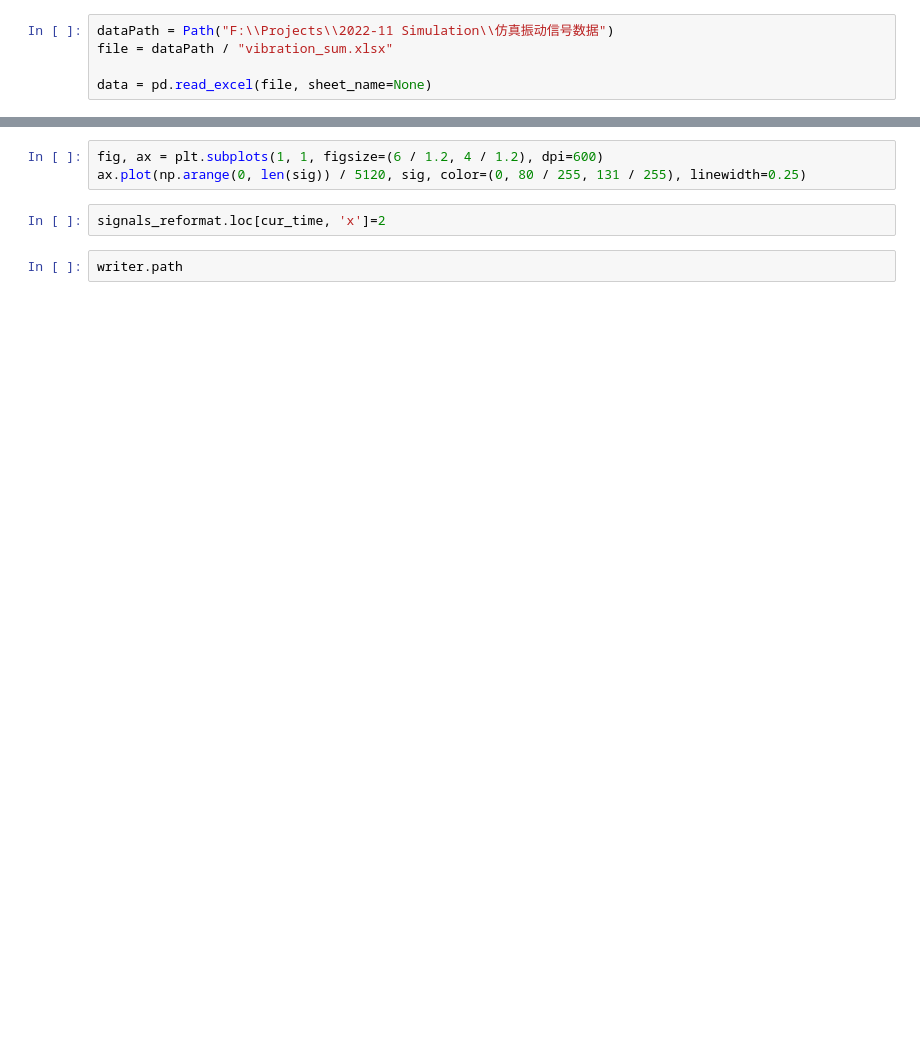
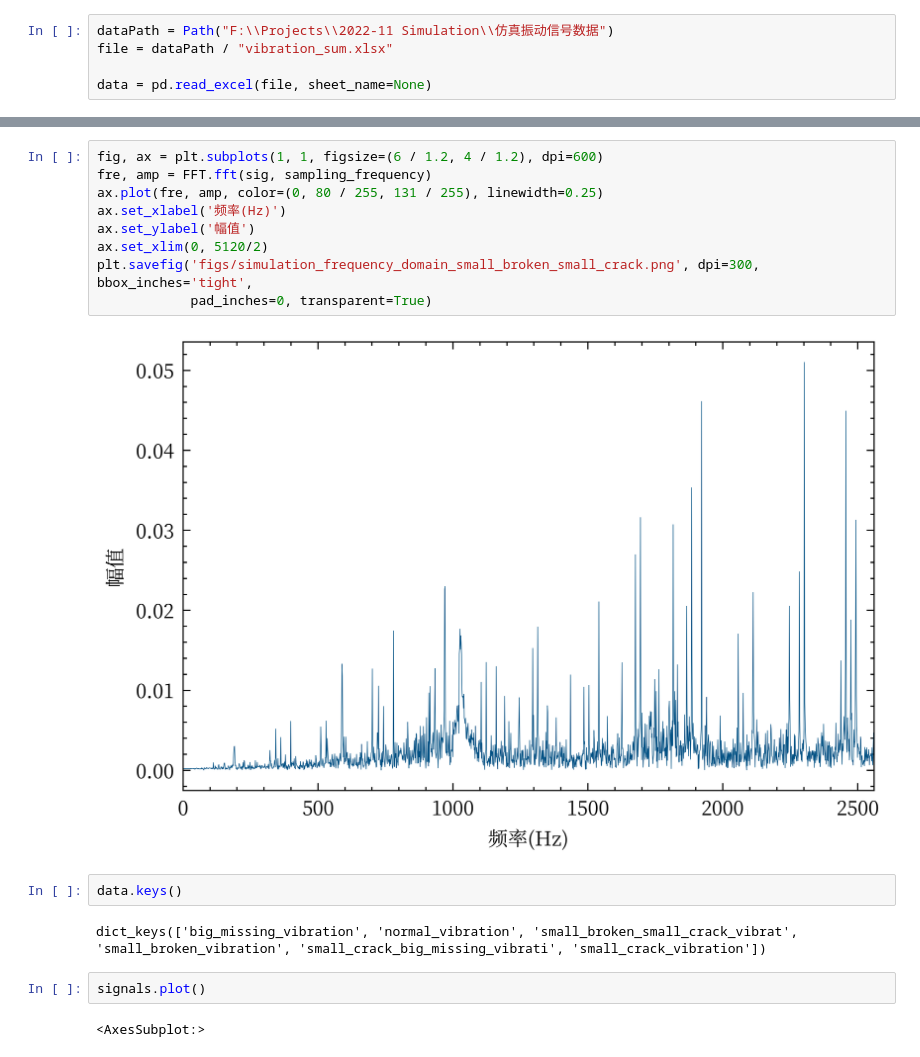
Before and after one commit to bakulaibuji/AdaClust_CompoundFaults, a Jupyter notebook: plot/simulation_analysis.ipynb, the cells around one changed output, grey strips where cells are left out. Drawn from its saved outputs; the diff is of its cells as text; blank space fills up the shorter version.

```diff
--- a/plot/simulation_analysis.ipynb
+++ b/plot/simulation_analysis.ipynb
@@ -63,7 +94,19 @@ data = pd.read_excel(file, sheet_name=None)
 # %%
 fig, ax = plt.subplots(1, 1, figsize=(6 / 1.2, 4 / 1.2), dpi=600)
-ax.plot(np.arange(0, len(sig)) / 5120, sig, color=(0, 80 / 255, 131 / 255), linewidth=0.25)
+fre, amp = FFT.fft(sig, sampling_frequency)
+ax.plot(fre, amp, color=(0, 80 / 255, 131 / 255), linewidth=0.25)
+ax.set_xlabel('频率(Hz)')
+ax.set_ylabel('幅值')
+ax.set_xlim(0, 5120/2)
+plt.savefig('figs/simulation_frequency_domain_small_broken_small_crack.png', dpi=300, bbox_inches='tight',
+            pad_inches=0, transparent=True)
+# %% [output]
+[figure, added]
-# %%
-signals_reformat.loc[cur_time, 'x']=2
-# %%
-writer.path
+# %%
+data.keys()
+# %% [output]
+dict_keys(['big_missing_vibration', 'normal_vibration', 'small_broken_small_crack_vibrat', 'small_broken_vibration', 'small_crack_big_missing_vibrati', 'small_crack_vibration'])
+# %%
+signals.plot()
+# %% [output]
+<AxesSubplot:>
```
Also changed, not shown: parts of 3 cells of this notebook, 11 other files.
